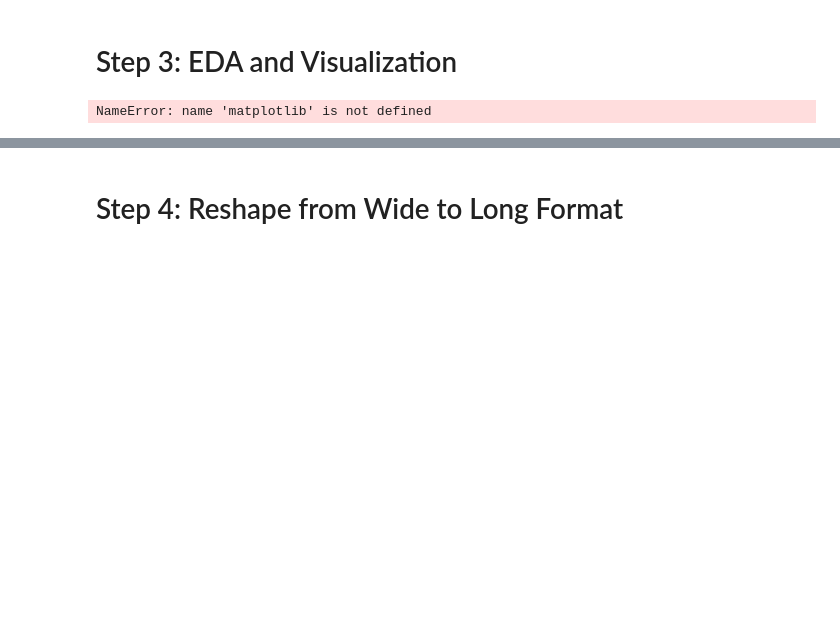
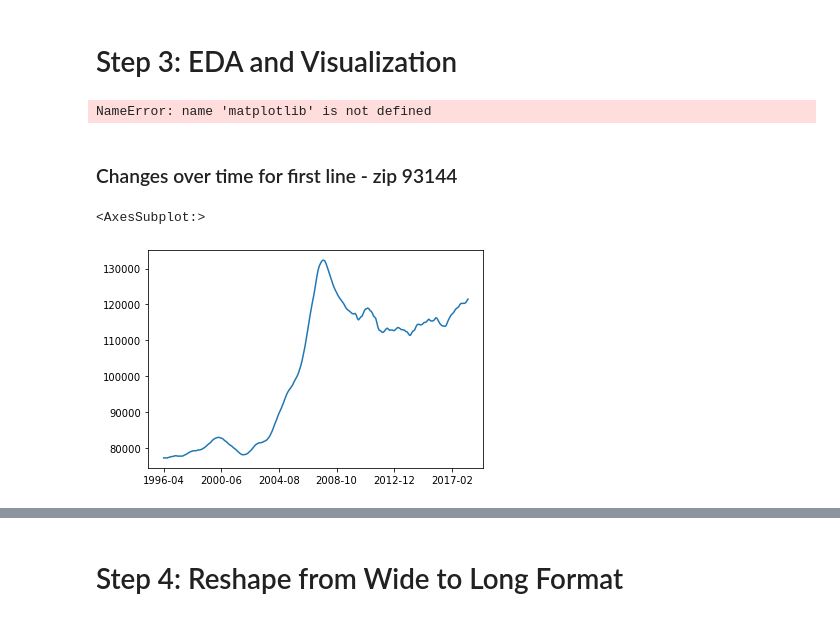
Before and after one commit to annachant/Zillow-Time-Series-Project, a Jupyter notebook: Anna.ipynb, the cells around one changed output, grey strips where cells are left out. Drawn from its saved outputs; the diff is of its cells as text; code cells hidden in the pictures; blank space fills up the shorter version.

```diff
--- a/Anna.ipynb
+++ b/Anna.ipynb
@@ -73,0 +95,5 @@ df
+# %%
+df.fillna(df.mean(),inplace=True)
+# %%
+cluster=KMeans(n_clusters=8)
+cluster.fit(df.iloc[:,7:])
@@ -73,0 +106,2 @@ df
+# %%
+df_reduced=df.iloc[cluster.labels_==0].copy()
@@ -102,3 +161,10 @@ matplotlib.rc('font', **font)
 # NOTE: if you visualizations are too cluttered to read, try calling 'plt.gcf().autofmt_xdate()'!
 # %% [output]
 NameError: name 'matplotlib' is not defined
+# %% [markdown]
+### Changes over time for first line - zip 93144
+# %%
+df_reduced.iloc[0,7:].plot()
+# %% [output]
+<AxesSubplot:>
+[figure, added]
```
Also changed, not shown: parts of 33 cells of this notebook.
